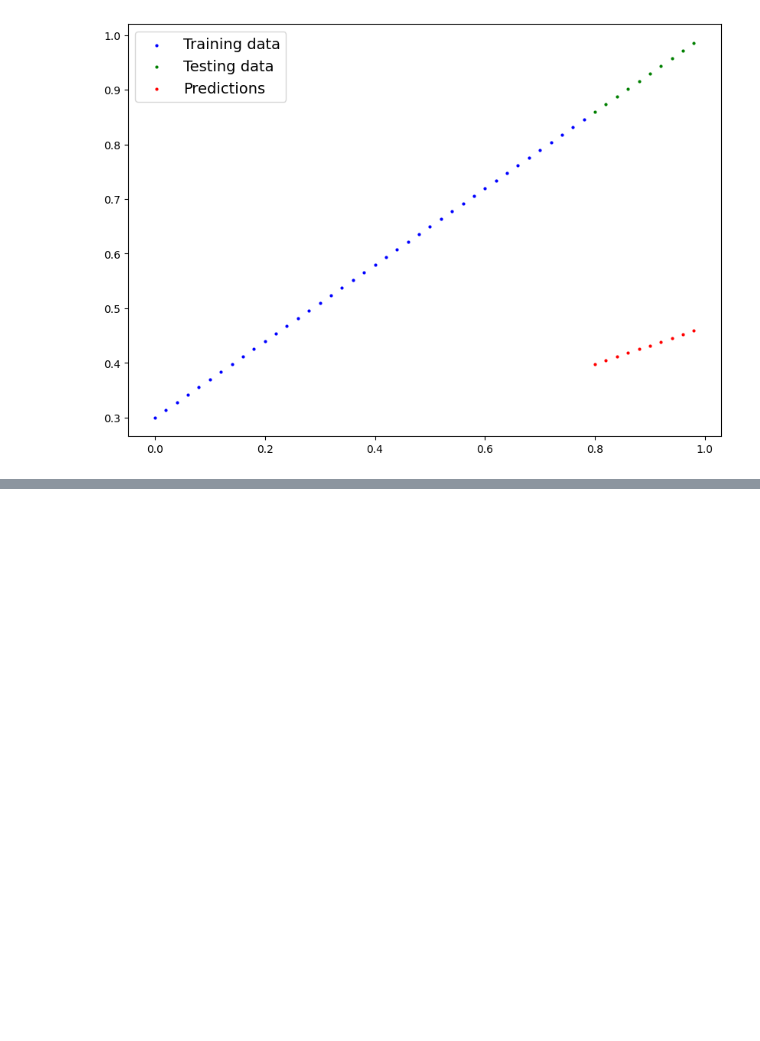
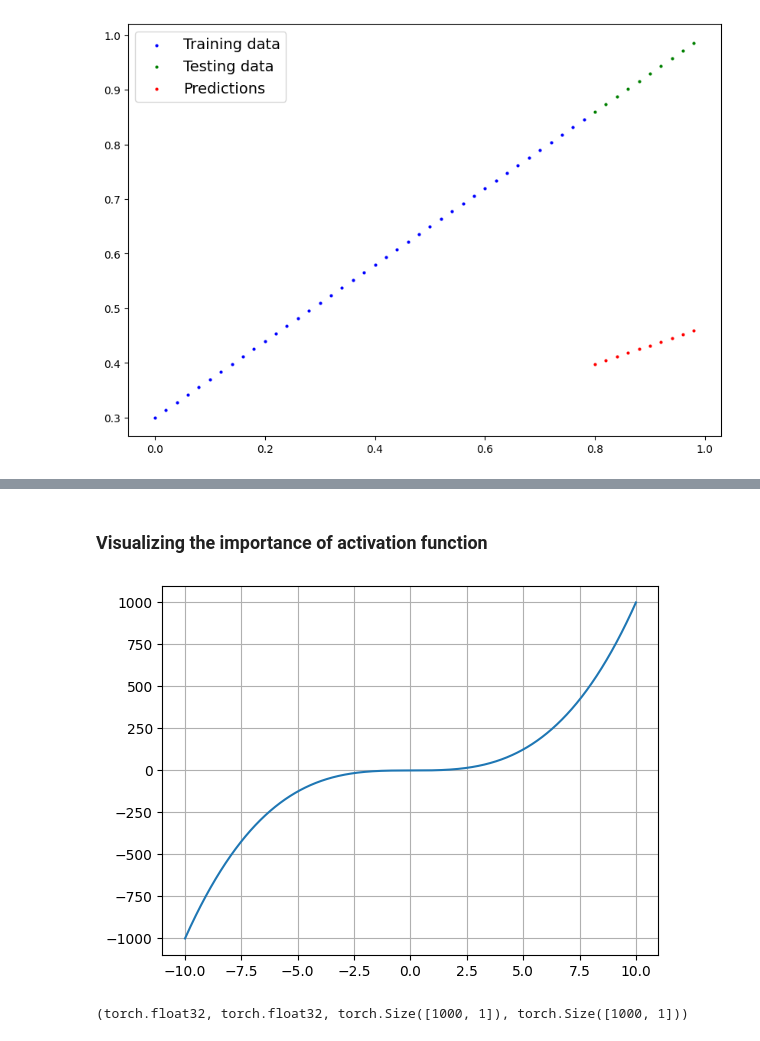
Before and after one commit to 00015775/learning-lab, a Jupyter notebook: pytorch/notebooks/youtube_pytorch.ipynb, the cells around one changed output, grey strips where cells are left out. Cells and saved outputs as stored; diff of their text form; code cells hidden in the pictures; blank space fills up the shorter version.

```diff
--- a/pytorch/notebooks/youtube_pytorch.ipynb
+++ b/pytorch/notebooks/youtube_pytorch.ipynb
@@ -642,0 +663,23 @@ plot_predictions(predictions=y_preds_new) # after training
+# %% [markdown]
+### Visualizing the importance of activation function
+# %%
+import torch
+import torch.nn as nn
+import torch.optim as optim
+import matplotlib.pyplot as plt
+import numpy as np
+
+torch.manual_seed(30)
+np.random.seed(30)
+
+X_train = torch.linspace(-10, 10, steps=1000).unsqueeze(1)
+y_train = X_train ** 3
+
+X_train = X_train.to(device)
+y_train = y_train.to(device)
+# %%
+plt.plot(X_train, y_train)
+plt.grid(True)
+plt.show()
+# %% [output]
+[figure, added]
@@ -642,0 +766,4 @@ plot_predictions(predictions=y_preds_new) # after training
+# %%
+X_train.dtype, y_train.dtype, X_train.shape, y_train.shape
+# %% [output]
+(torch.float32, torch.float32, torch.Size([1000, 1]), torch.Size([1000, 1]))
```
Also changed, not shown: parts of 14 cells of this notebook.
